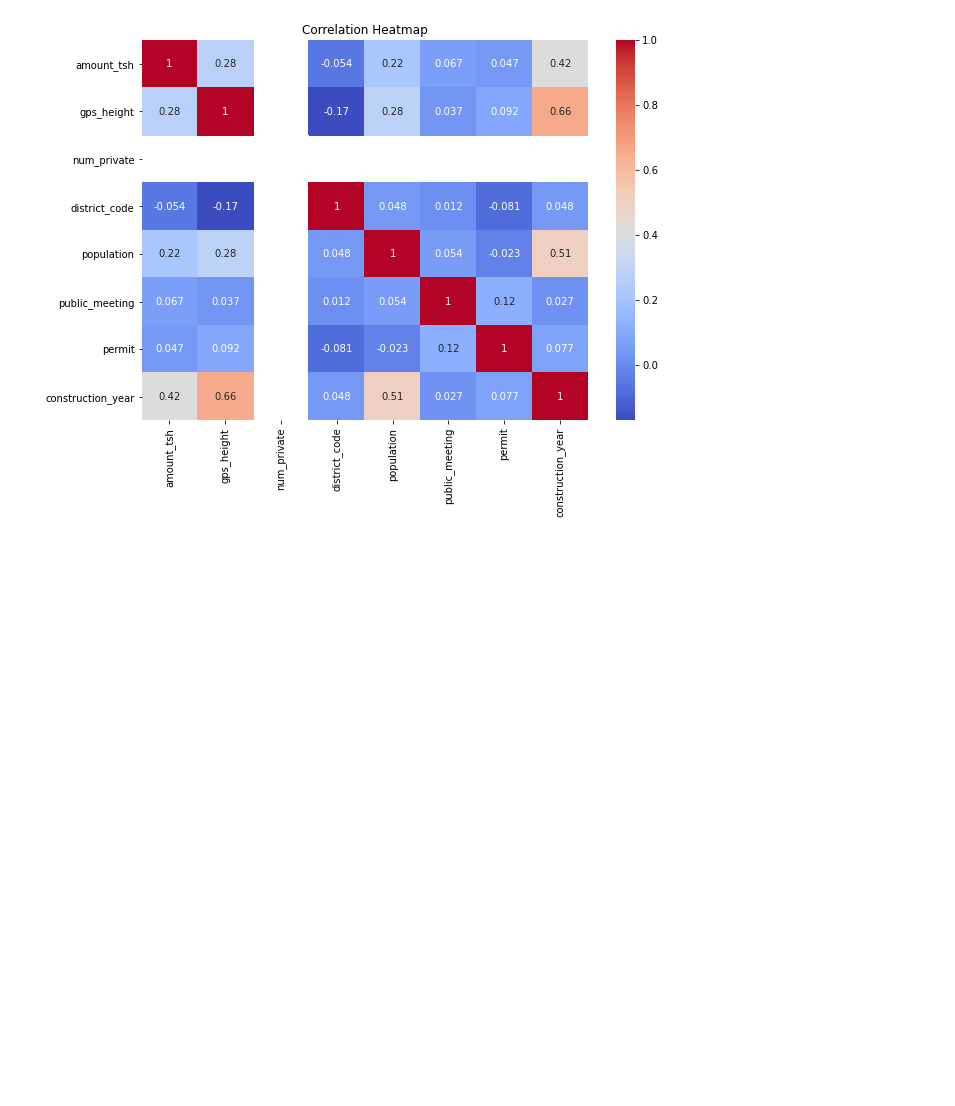
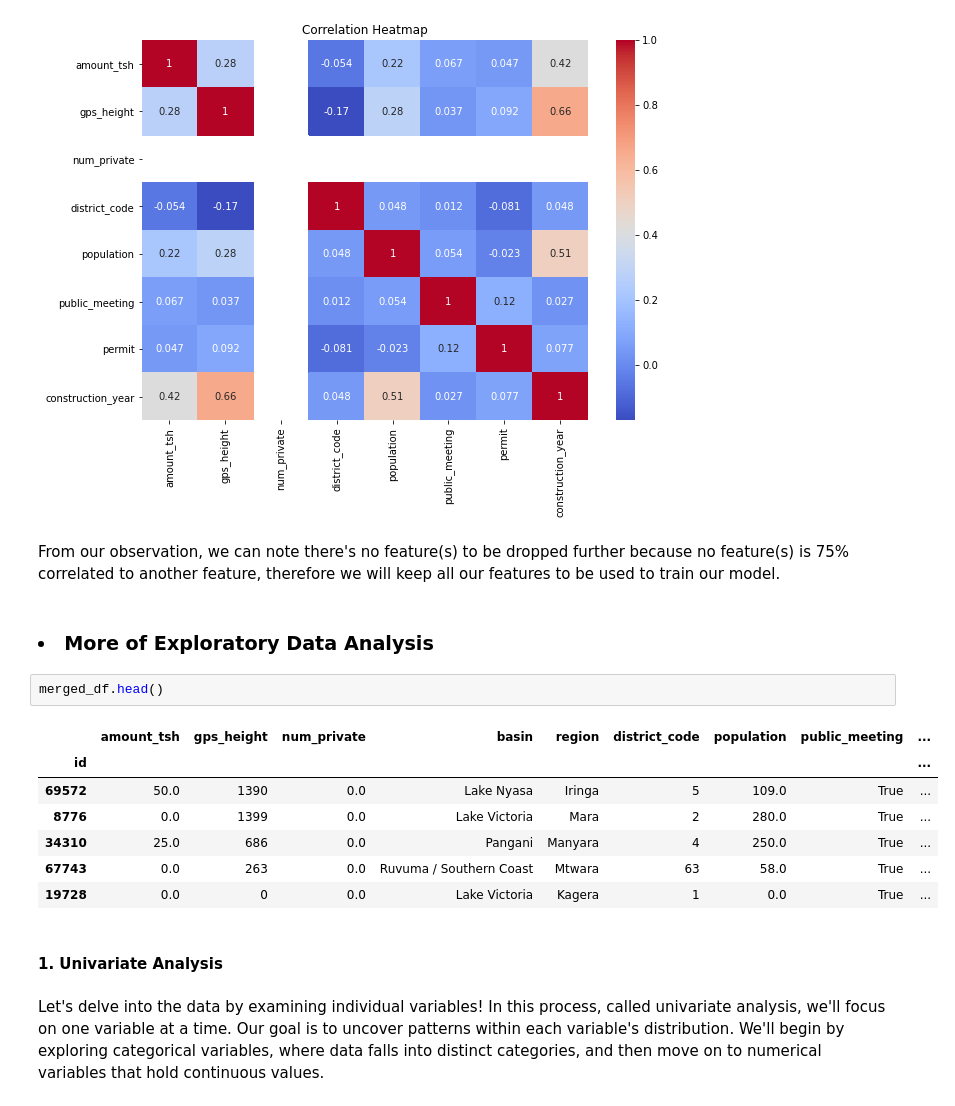
Before and after one commit to Cdasilver29/well-classification-documented, a Jupyter notebook: Technical.ipynb, the cells around one changed output. Cells and saved outputs as stored; diff of their text form; blank space fills up the shorter version.

```diff
--- a/Technical.ipynb
+++ b/Technical.ipynb
@@ -908,3 +908,22 @@ plt.title("Correlation Heatmap")
 plt.show()
 # %% [output]
 [figure]
+# %% [markdown]
+From our observation, we can note there's no feature(s) to be dropped further because no feature(s) is 75% correlated to another feature, therefore we will keep all our features to be used to train our model.
+# %% [markdown]
+###  <li>**More of Exploratory Data Analysis**
+# %%
+merged_df.head()
+# %% [output]
+|  | amount_tsh | gps_height | num_private | basin | region | district_code | population | public_meeting | ... |
+| id |  |  |  |  |  |  |  |  | ... |
+| 69572 | 50.0 | 1390 | 0.0 | Lake Nyasa | Iringa | 5 | 109.0 | True | ... |
+| 8776 | 0.0 | 1399 | 0.0 | Lake Victoria | Mara | 2 | 280.0 | True | ... |
+| 34310 | 25.0 | 686 | 0.0 | Pangani | Manyara | 4 | 250.0 | True | ... |
+| 67743 | 0.0 | 263 | 0.0 | Ruvuma / Southern Coast | Mtwara | 63 | 58.0 | True | ... |
+| 19728 | 0.0 | 0 | 0.0 | Lake Victoria | Kagera | 1 | 0.0 | True | ... |
+# %% [markdown]
+   #### 1.  **Univariate Analysis**
+# %% [markdown]
+Let's delve into the data by examining individual variables!
+In this process, called univariate analysis, we'll focus on one variable at a time. Our goal is to uncover patterns within each variable's distribution. We'll begin by exploring categorical variables, where data falls into distinct categories, and then move on to numerical variables that hold continuous values.
```
